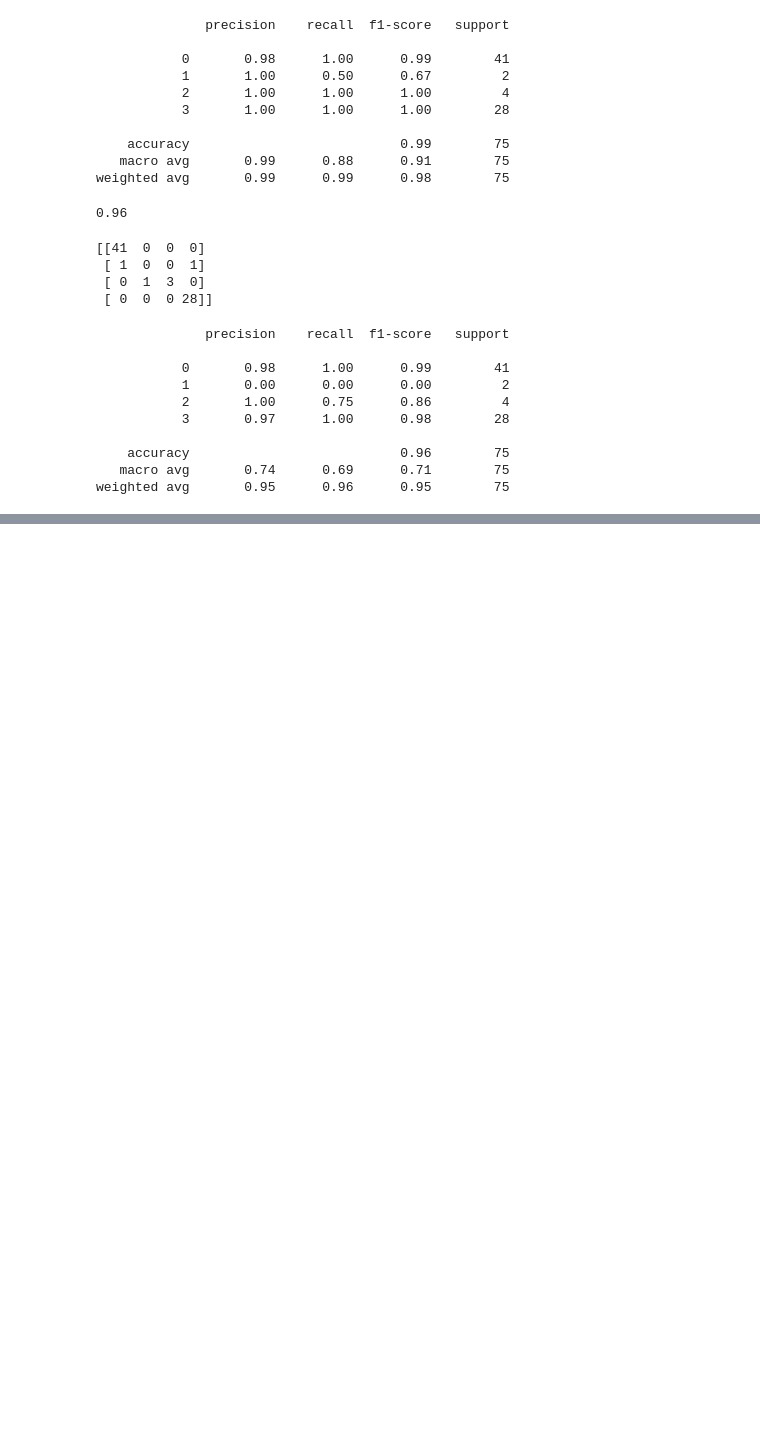
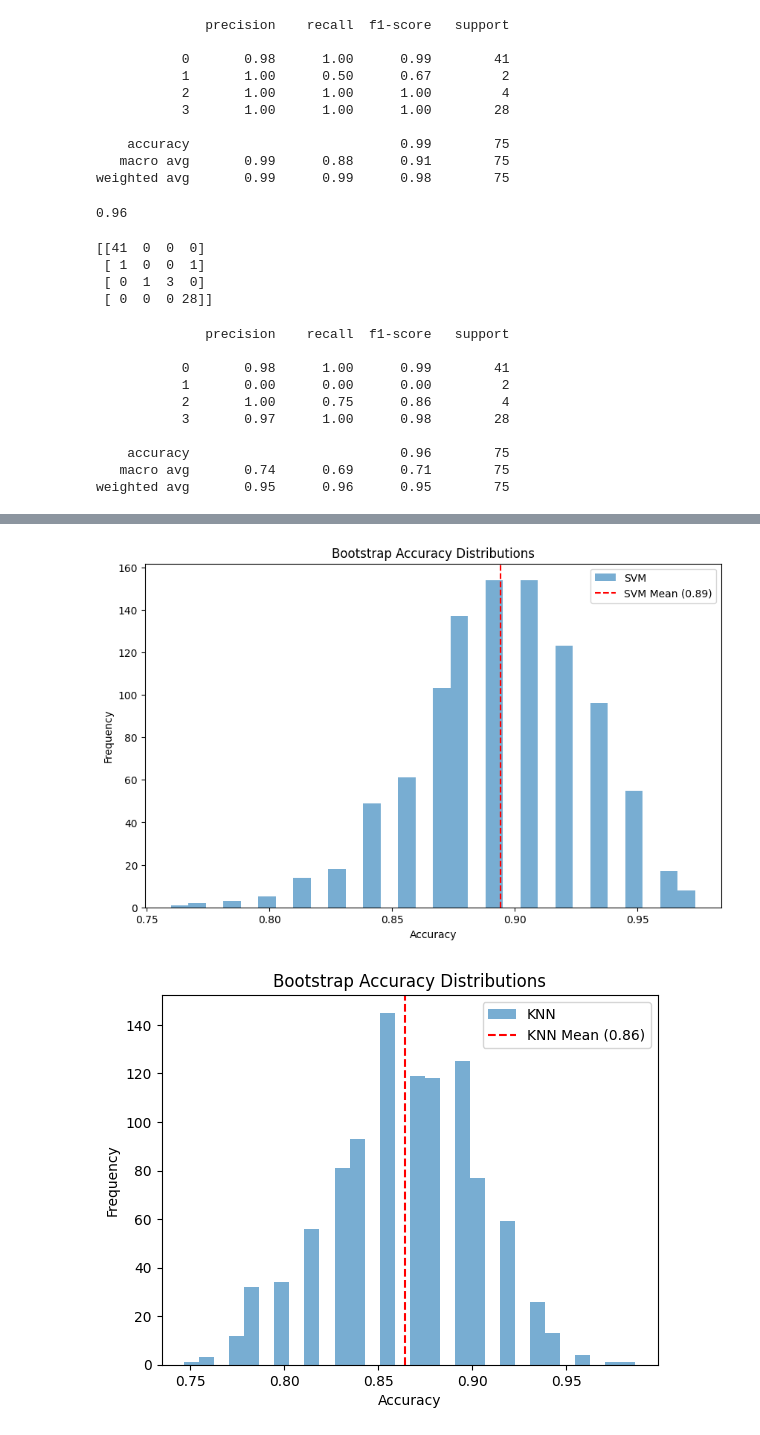
Before and after one commit to PrashanthiThirunahari/STAT_ML_B50_2495, a Jupyter notebook: STML_DATASET_PROJECT.ipynb, the cells around one changed output, grey strips where cells are left out. Cells and saved outputs as stored; diff of their text form; code cells hidden in the pictures; blank space fills up the shorter version.

```diff
--- a/STML_DATASET_PROJECT.ipynb
+++ b/STML_DATASET_PROJECT.ipynb
@@ -404,0 +603,4 @@ weighted avg       0.95      0.96      0.95        75
+# %%
+log_reg_model.fit(X_train, y_train)
+y_pred_log_reg = log_reg_model.predict(X_test)
+log_reg_accuracy = accuracy_score(y_test, y_pred_log_reg)
@@ -404,0 +630,23 @@ weighted avg       0.95      0.96      0.95        75
+# %%
+models = {
+      "SVM": SVC(kernel="linear", random_state=42),
+      "KNN": KNeighborsClassifier(),
+      "Logistic Regression": LogisticRegression(random_state=42)
+
+}
+# %%
+def bootstrap_accuracy(model, X_test, y_test, n_iterations=1000):
+    scores = []
+    n_size = len(X_test)
+    for _ in range(n_iterations):
+        indices = np.random.choice(range(n_size), size=n_size, replace=True)
+        X_sample = X_test[indices]
+        y_sample = y_test[indices]
+        scores.append(accuracy_score(y_sample, model.predict(X_sample)))
+    return scores
+# %%
+bootstrap_scores = {}
+for name, model in models.items():
+    model.fit(X_train, y_train)
+
+    bootstrap_scores[name] = bootstrap_accuracy(model, X_test.values, y_test)
@@ -404,0 +662,13 @@ weighted avg       0.95      0.96      0.95        75
+# %%
+plt.figure(figsize=(10, 6))
+for name, scores in bootstrap_scores.items():
+    plt.hist(scores, bins=30, alpha=0.6, label=f"{name}")
+    plt.axvline(np.mean(scores), color="red", linestyle="--", label=f"{name} Mean ({np.mean(scores):.2f})")
+    plt.title("Bootstrap Accuracy Distributions")
+    plt.xlabel("Accuracy")
+    plt.ylabel("Frequency")
+    plt.legend()
+    plt.show()
+# %% [output]
+[figure, added]
+[figure, added]
```
Also changed, not shown: parts of 24 cells of this notebook.
